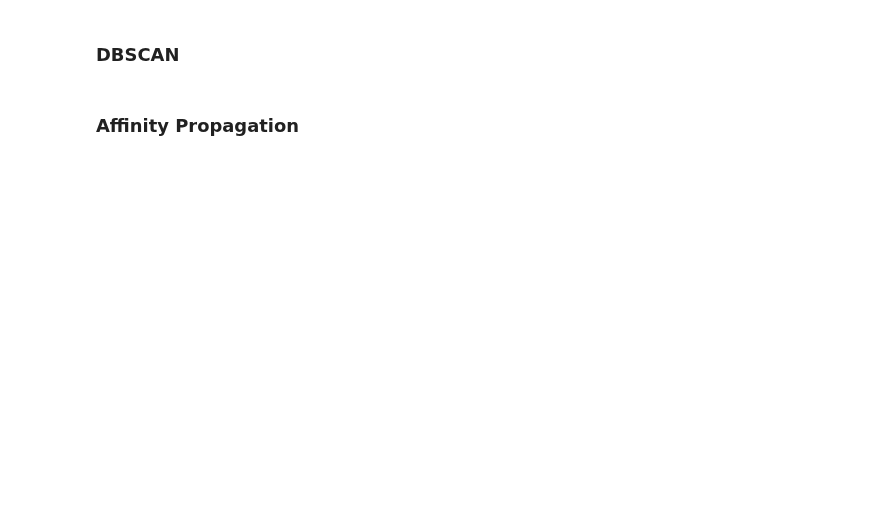
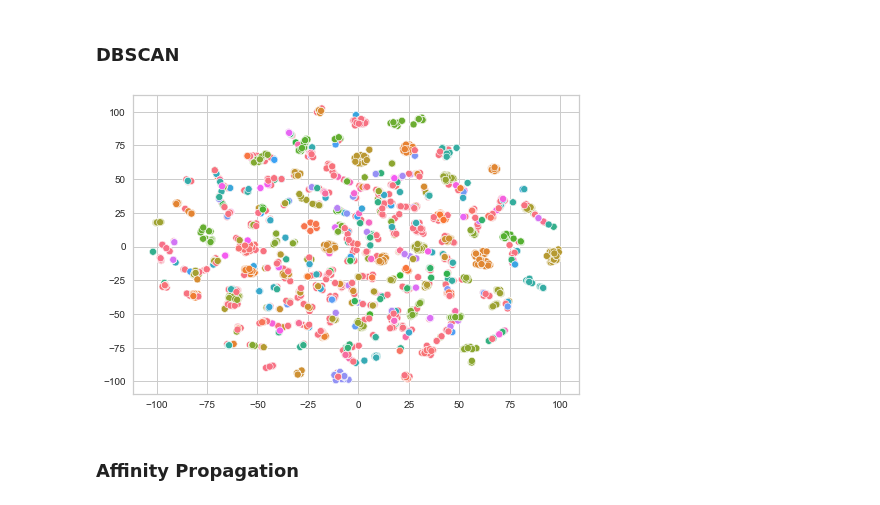
Before and after one commit to sadraheydari/BS_project, a Jupyter notebook: code/notebooks/05 - Clustering.ipynb, the cells around one changed output. Drawn from its saved outputs; the diff is of its cells as text; code cells hidden in the pictures; blank space fills up the shorter version.

```diff
--- a/code/notebooks/05 - Clustering.ipynb
+++ b/code/notebooks/05 - Clustering.ipynb
@@ -54,14 +54,16 @@ create_scatter(clusters, X, yhat)
 # %%
 # define dataset
 X = data
 # define the model
-model = DBSCAN(eps=0.2, min_samples=5)
+model = DBSCAN(eps=0.5, min_samples=5)
 # fit model and predict clusters
 yhat = model.fit_predict(X)
 # retrieve unique clusters
 clusters = unique(yhat)
 # create scatter plot for samples from each cluster
 create_scatter(clusters, X, yhat)
+# %% [output]
+[figure, added]
 # %% [markdown]
 ### Affinity Propagation
 # %%
```
Also changed, not shown: parts of 6 cells of this notebook.
